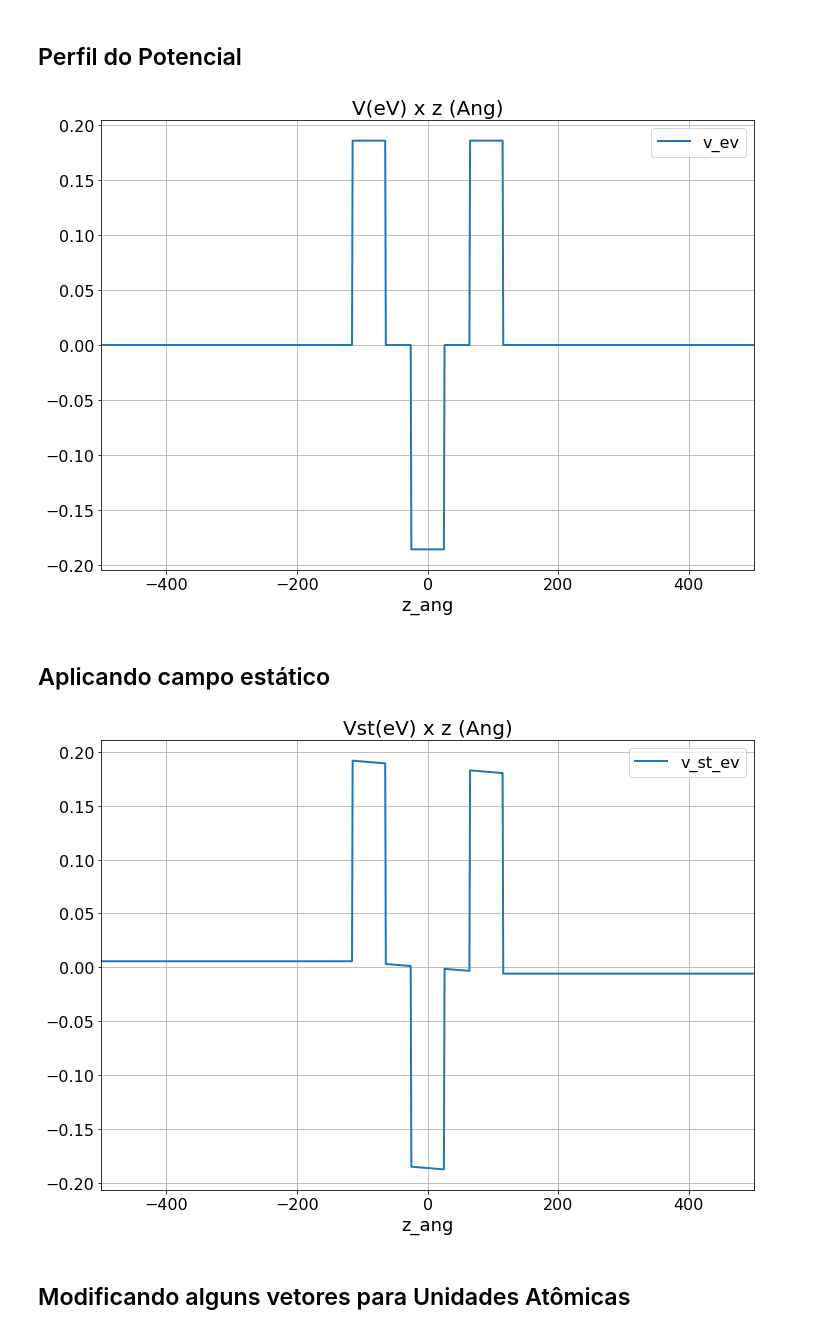
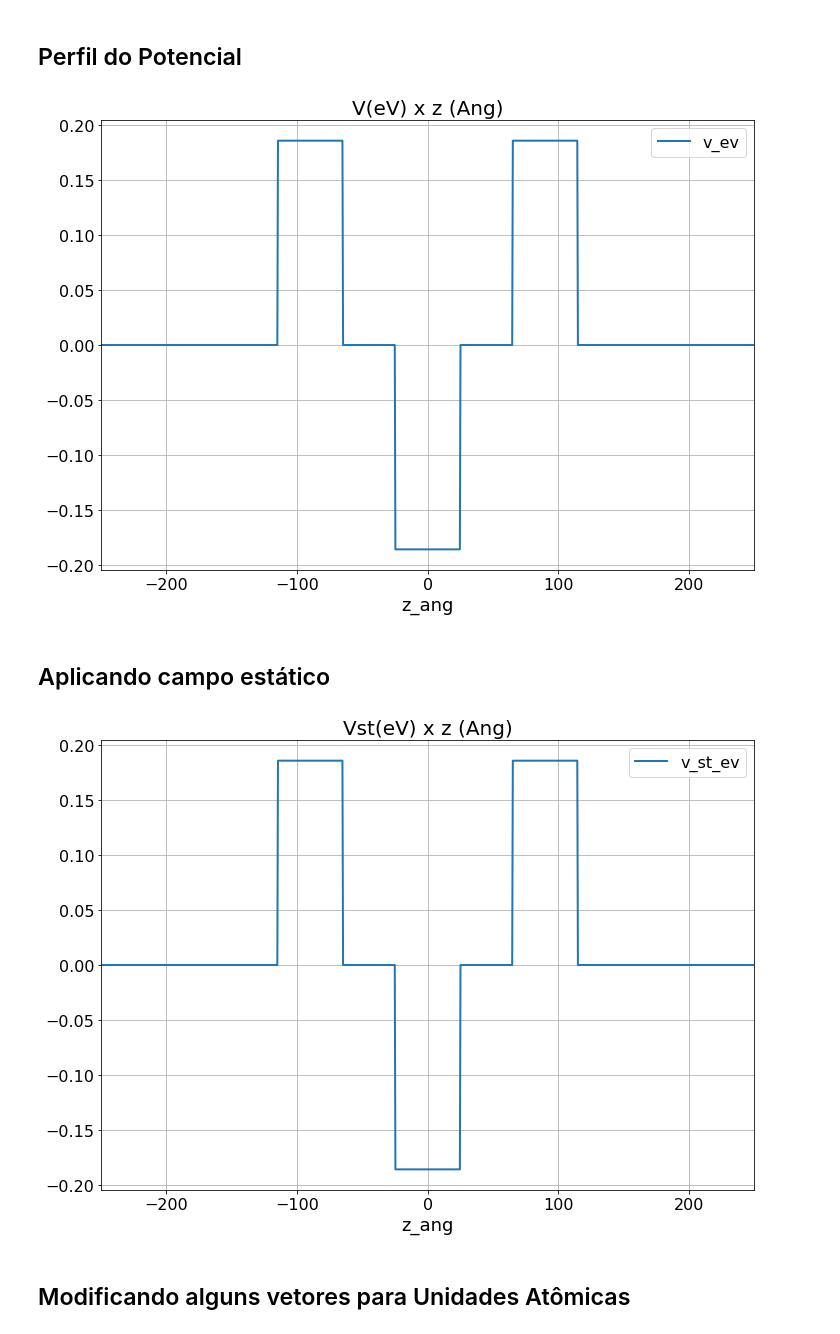
Before and after one commit to thiagolcmelo/msc, a Jupyter notebook: poco-quantico-com-barreiras.ipynb, the cells around one changed output. Drawn from its saved outputs; the diff is of its cells as text; code cells hidden in the pictures.

```diff
--- a/poco-quantico-com-barreiras.ipynb
+++ b/poco-quantico-com-barreiras.ipynb
@@ -52,7 +52,7 @@ plt.rcParams['legend.fontsize'] = 16
 device = pd.DataFrame()
 
 N = 1024  # tamanho padrao do grid
-L = 1000.0  # tamanho padrao do sistema em angstrom
+L = 500.0  # tamanho padrao do sistema em angstrom
 dt = 1e-17  # incremento de tempo padrao em segundos
 device['z_ang'] = np.linspace(-L/2, L/2, N)  # malha espacial em angstrom
 
@@ -61,6 +61,7 @@ au_l = cte.value('atomic unit of length')
 au_t = cte.value('atomic unit of time')
 au_e = cte.value('atomic unit of energy')
 au_v = cte.value('atomic unit of electric potential')
+au_ef = cte.value('atomic unit of electric field')
 hbar_au = 1.0
 me_au = 1.0
 
@@ -159,11 +160,11 @@ pa = N-1-pb  # pontos depois do dispositivo
 
 dc = device.plot(x='z_ang', y='v_ev', grid=True, title='V(eV) x z (Ang)')
 # %% [output]
-[figure, old version]
+[figure, new version]
 # %% [markdown]
 ## Aplicando campo estático
 # %%
-bias = 5.0  # KV/cm
+bias = 0.0 #5.0  # KV/cm
 bias_v_cm = bias * 1e3
 bias_v_m = 1e2 * bias_v_cm
 bias_j_m = bias_v_m * q
@@ -203,34 +204,34 @@ def __constroi_bias(z):
     celula
 
     Params
     ------
 
     z : float
         uma posicao no grid em angstrom
 
     Returns
     -------
 
     O bias na posicao indicada
     """
     border_left = device['z_ang'].values[pb]
     border_right = device['z_ang'].values[pa]
 
     def f_st_ev(z): return -(z*1e-10)*(bias_j_m)/ev
 
     if z <= border_left:
         return f_st_ev(border_left)
     elif z >= border_right:
         return f_st_ev(border_right)
     return f_st_ev(z)
 
 
 device['bias_ev'] = device['z_ang'].apply(__constroi_bias)
 device['v_st_ev'] = device['v_ev']+device['bias_ev']
 
 dc = device.plot(x='z_ang', y='v_st_ev', grid=True, title='Vst(eV) x z (Ang)')
 # %% [output]
-[figure, old version]
+[figure, new version]
 # %% [markdown]
 ## Modificando alguns vetores para Unidades Atômicas
 # %%
```
Also changed, not shown: parts of 7 cells of this notebook, 6 other files.
